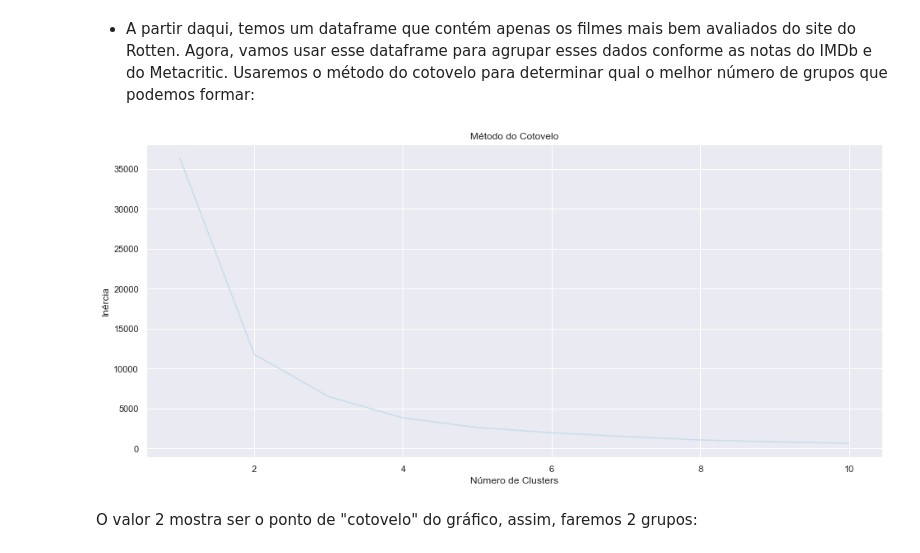
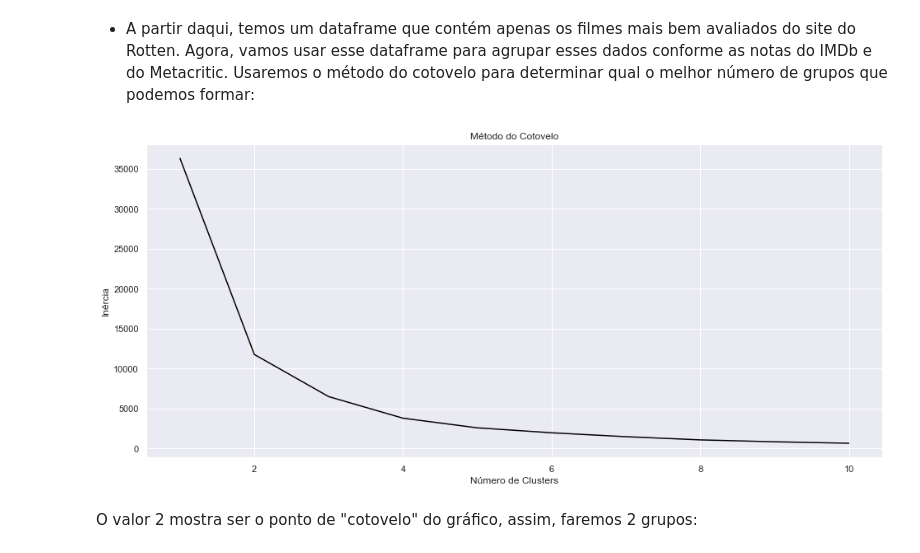
Before and after one commit to Jayvolv/Projeto-ICD, a Jupyter notebook: Projeto_FInal_ICD.ipynb, the cells around one changed output. Drawn from its saved outputs; the diff is of its cells as text; code cells hidden in the pictures.

```diff
--- a/Projeto_FInal_ICD.ipynb
+++ b/Projeto_FInal_ICD.ipynb
@@ -566,23 +587,23 @@ Usaremos o método do cotovelo para determinar qual o melhor número de grupos q
 # %%
 #Dataframe auxiliar para plotar o gráfico:
 aux = df_cut.reindex(columns = ['rate', 'metascore'])
 
 #Aplicando o método:
 inercia = []
 
 for i in range (1, 11):
     kmeans = KMeans(n_clusters = i, init = 'k-means++', max_iter = 300, n_init = 10)
     kmeans.fit(aux)
     inercia.append(kmeans.inertia_)
 
 f, axs = plt.subplots(figsize = (16, 7))
-plt.plot(range(1, 11), inercia)
+plt.plot(range(1, 11), inercia, color = 'k')
 plt.title("Método do Cotovelo")
 plt.xlabel("Número de Clusters")
 plt.ylabel("Inércia")
 plt.show()
 # %% [output]
-[figure, old version]
+[figure, new version]
 # %% [markdown]
 O valor 2 mostra ser o ponto de "cotovelo" do gráfico, assim, faremos 2 grupos:
 # %%
```
Also changed, not shown: parts of 57 cells of this notebook.
